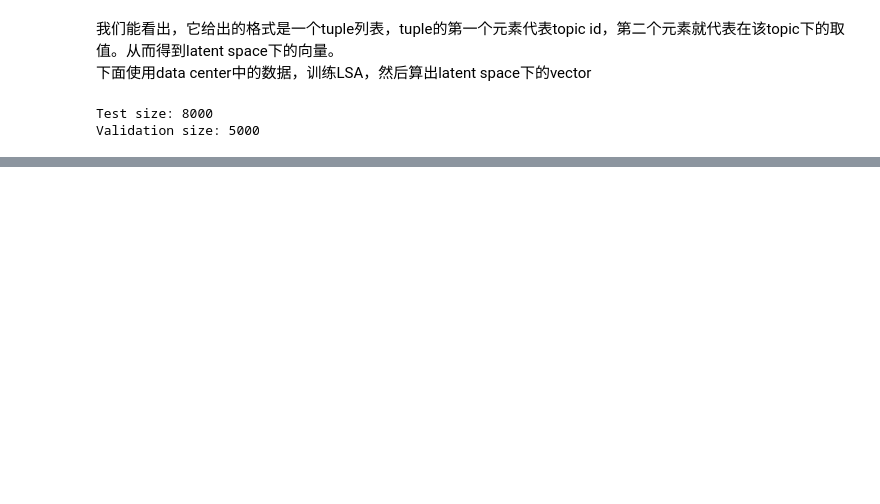
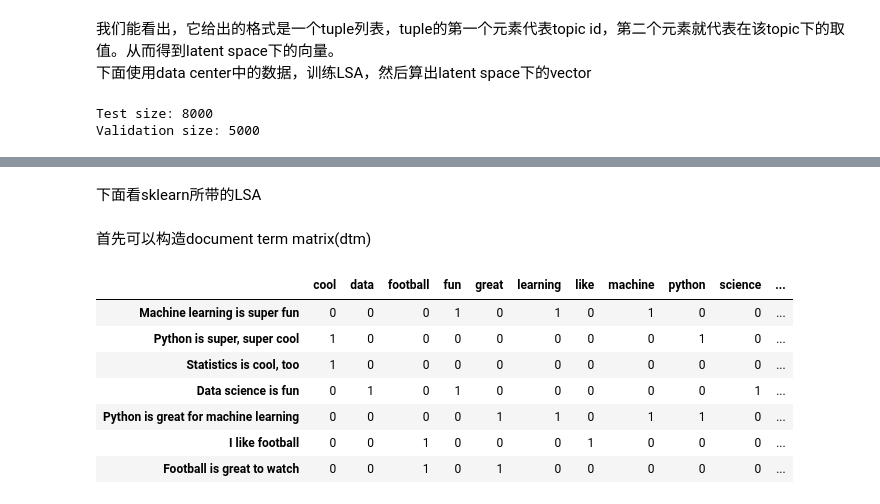
Before and after one commit to pnpdb/CS522-Project, a Jupyter notebook: LSI.ipynb, the cells around one changed output, grey strips where cells are left out. Drawn from its saved outputs; the diff is of its cells as text; code cells hidden in the pictures; blank space fills up the shorter version.

```diff
--- a/LSI.ipynb
+++ b/LSI.ipynb
@@ -127,0 +228,2 @@ Validation size: 5000
+# %% [markdown]
+下面看sklearn所带的LSA
@@ -127,0 +236,22 @@ Validation size: 5000
+# %% [markdown]
+首先可以构造document term matrix(dtm)
+# %%
+example = ["Machine learning is super fun",
+"Python is super, super cool",
+"Statistics is cool, too",
+"Data science is fun",
+"Python is great for machine learning",
+"I like football",
+"Football is great to watch"]
+vectorizer = CountVectorizer(min_df = 1, stop_words = 'english')
+dtm = vectorizer.fit_transform(example)
+pd.DataFrame(dtm.toarray(),index=example,columns=vectorizer.get_feature_names_out()).head(10)
+# %% [output]
+|  | cool | data | football | fun | great | learning | like | machine | python | science | ... |
+| Machine learning is super fun | 0 | 0 | 0 | 1 | 0 | 1 | 0 | 1 | 0 | 0 | ... |
+| Python is super, super cool | 1 | 0 | 0 | 0 | 0 | 0 | 0 | 0 | 1 | 0 | ... |
+| Statistics is cool, too | 1 | 0 | 0 | 0 | 0 | 0 | 0 | 0 | 0 | 0 | ... |
+| Data science is fun | 0 | 1 | 0 | 1 | 0 | 0 | 0 | 0 | 0 | 1 | ... |
+| Python is great for machine learning | 0 | 0 | 0 | 0 | 1 | 1 | 0 | 1 | 1 | 0 | ... |
+| I like football | 0 | 0 | 1 | 0 | 0 | 0 | 1 | 0 | 0 | 0 | ... |
+| Football is great to watch | 0 | 0 | 1 | 0 | 1 | 0 | 0 | 0 | 0 | 0 | ... |
```
Also changed, not shown: parts of 26 cells of this notebook, 3 other files.
